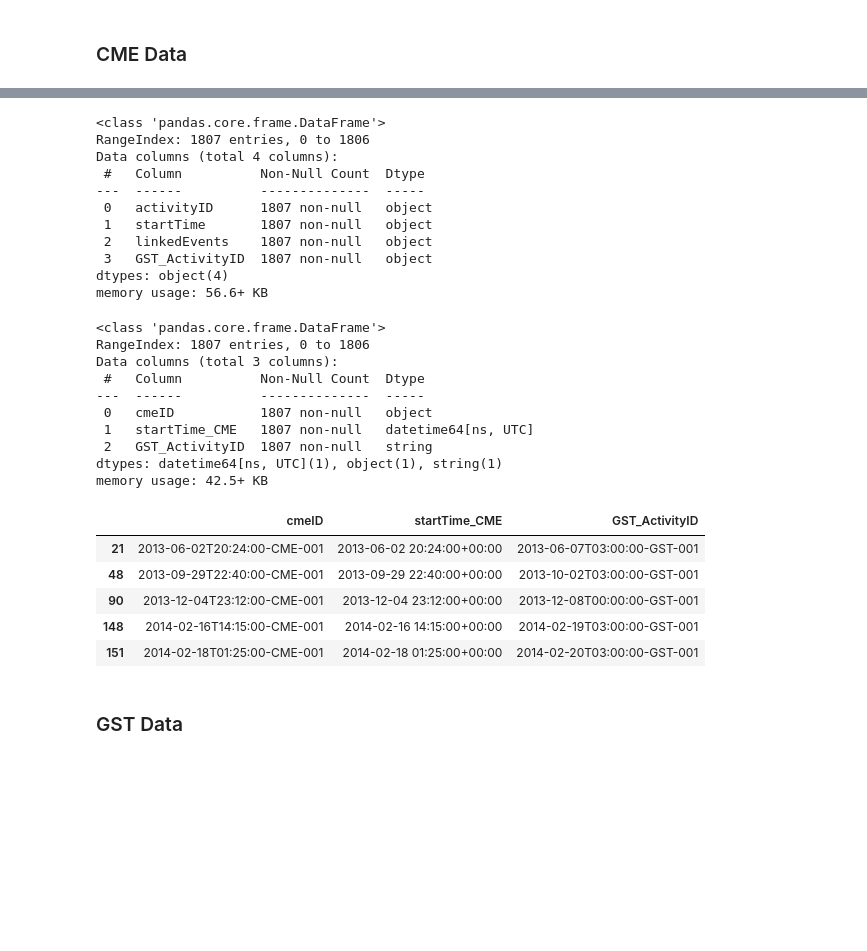
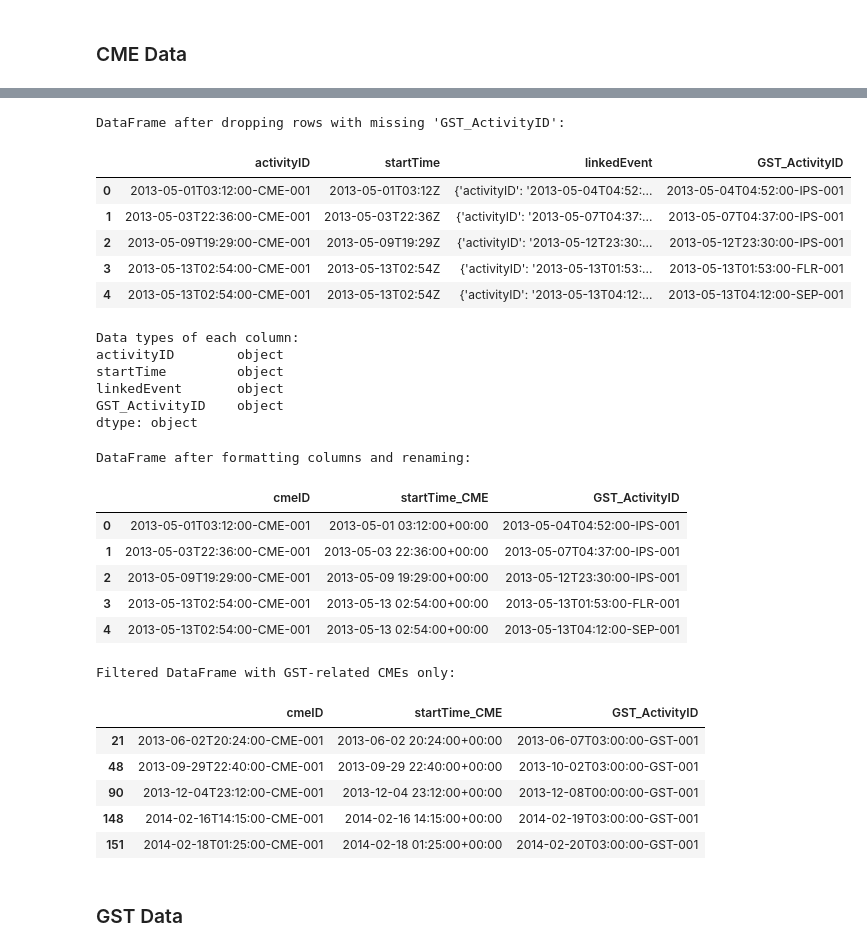
Before and after one commit to ttsai19/data-sourcing-challenge, a Jupyter notebook: retrieve_data.ipynb, the cells around one changed output, grey strips where cells are left out. Saved outputs shown, nothing was run; the diff lists cells and outputs as text; code cells hidden in the pictures; blank space fills up the shorter version.

```diff
--- a/retrieve_data.ipynb
+++ b/retrieve_data.ipynb
@@ -114,46 +170,65 @@ API Key: ENTER YOUR KEY HERE
 | 3 | 2013-05-13T02:54:00-CME-001 | 2013-05-13T02:54Z | {'activityID': '2013-05-13T01:53:... | 2013-05-13T01:53:00-FLR-001 |
 | 4 | 2013-05-13T02:54:00-CME-001 | 2013-05-13T02:54Z | {'activityID': '2013-05-13T04:12:... | 2013-05-13T04:12:00-SEP-001 |
 # %%
-# Remove rows with missing GST_ActivityID, since we can't assign them to GSTs:
+# Remove rows with missing GST_ActivityID, since we can't assign them to GSTs
+expanded_cme_df = expanded_cme_df.dropna(subset=['GST_ActivityID'])
+
+# Display the DataFrame to verify rows with missing GST_ActivityID were removed
+print("\nDataFrame after dropping rows with missing 'GST_ActivityID':")
+display(expanded_cme_df.head())
+# %% [output]
+DataFrame after dropping rows with missing 'GST_ActivityID':
+|  | activityID | startTime | linkedEvent | GST_ActivityID |
+| 0 | 2013-05-01T03:12:00-CME-001 | 2013-05-01T03:12Z | {'activityID': '2013-05-04T04:52:... | 2013-05-04T04:52:00-IPS-001 |
+| 1 | 2013-05-03T22:36:00-CME-001 | 2013-05-03T22:36Z | {'activityID': '2013-05-07T04:37:... | 2013-05-07T04:37:00-IPS-001 |
+| 2 | 2013-05-09T19:29:00-CME-001 | 2013-05-09T19:29Z | {'activityID': '2013-05-12T23:30:... | 2013-05-12T23:30:00-IPS-001 |
+| 3 | 2013-05-13T02:54:00-CME-001 | 2013-05-13T02:54Z | {'activityID': '2013-05-13T01:53:... | 2013-05-13T01:53:00-FLR-001 |
+| 4 | 2013-05-13T02:54:00-CME-001 | 2013-05-13T02:54Z | {'activityID': '2013-05-13T04:12:... | 2013-05-13T04:12:00-SEP-001 |
 # %%
-# print out the datatype of each column in this DataFrame:
+# Print out the datatype of each column in this DataFrame
+print("\nData types of each column:")
+print(expanded_cme_df.dtypes)
 # %% [output]
-<class 'pandas.core.frame.DataFrame'>
-RangeIndex: 1807 entries, 0 to 1806
-Data columns (total 4 columns):
- #   Column          Non-Null Count  Dtype
----  ------          --------------  -----
- 0   activityID      1807 non-null   object
- 1   startTime       1807 non-null   object
- 2   linkedEvents    1807 non-null   object
- 3   GST_ActivityID  1807 non-null   object
-dtypes: object(4)
-memory usage: 56.6+ KB
+Data types of each column:
+activityID        object
+startTime         object
+linkedEvent       object
+GST_ActivityID    object
+dtype: object
 # %%
 # Convert the 'GST_ActivityID' column to string format
+expanded_cme_df['GST_ActivityID'] = expanded_cme_df['GST_ActivityID'].astype(str)
 
 # Convert startTime to datetime format
+expanded_cme_df['startTime'] = pd.to_datetime(expanded_cme_df['startTime'])
 
 # Rename startTime to startTime_CME and activityID to cmeID
+expanded_cme_df.rename(columns={'startTime': 'startTime_CME', 'activityID': 'cmeID'}, inplace=True)
 
 # Drop linkedEvents
+expanded_cme_df = expanded_cme_df.drop(columns=['linkedEvent'])
 
 # Verify that all steps were executed correctly
+print("\nDataFrame after formatting columns and renaming:")
+display(expanded_cme_df.head())
 # %% [output]
-<class 'pandas.core.frame.DataFrame'>
-RangeIndex: 1807 entries, 0 to 1806
-Data columns (total 3 columns):
- #   Column          Non-Null Count  Dtype
----  ------          --------------  -----
- 0   cmeID           1807 non-null   object
- 1   startTime_CME   1807 non-null   datetime64[ns, UTC]
- 2   GST_ActivityID  1807 non-null   string
-dtypes: datetime64[ns, UTC](1), object(1), string(1)
-memory usage: 42.5+ KB
+DataFrame after formatting columns and renaming:
+|  | cmeID | startTime_CME | GST_ActivityID |
+| 0 | 2013-05-01T03:12:00-CME-001 | 2013-05-01 03:12:00+00:00 | 2013-05-04T04:52:00-IPS-001 |
+| 1 | 2013-05-03T22:36:00-CME-001 | 2013-05-03 22:36:00+00:00 | 2013-05-07T04:37:00-IPS-001 |
+| 2 | 2013-05-09T19:29:00-CME-001 | 2013-05-09 19:29:00+00:00 | 2013-05-12T23:30:00-IPS-001 |
+| 3 | 2013-05-13T02:54:00-CME-001 | 2013-05-13 02:54:00+00:00 | 2013-05-13T01:53:00-FLR-001 |
+| 4 | 2013-05-13T02:54:00-CME-001 | 2013-05-13 02:54:00+00:00 | 2013-05-13T04:12:00-SEP-001 |
 # %%
 # We are only interested in CMEs related to GSTs so keep only rows where the GST_ActivityID column contains 'GST'
 # use the method 'contains()' from the str library.
+gst_related_cmes = expanded_cme_df[expanded_cme_df['GST_ActivityID'].str.contains('GST', na=False)]
+
+# Display the filtered DataFrame
+print("\nFiltered DataFrame with GST-related CMEs only:")
+display(gst_related_cmes.head())
 # %% [output]
+Filtered DataFrame with GST-related CMEs only:
 |  | cmeID | startTime_CME | GST_ActivityID |
 | 21 | 2013-06-02T20:24:00-CME-001 | 2013-06-02 20:24:00+00:00 | 2013-06-07T03:00:00-GST-001 |
 | 48 | 2013-09-29T22:40:00-CME-001 | 2013-09-29 22:40:00+00:00 | 2013-10-02T03:00:00-GST-001 |
```
Also changed, not shown: parts of 21 cells of this notebook, 1 other file.
